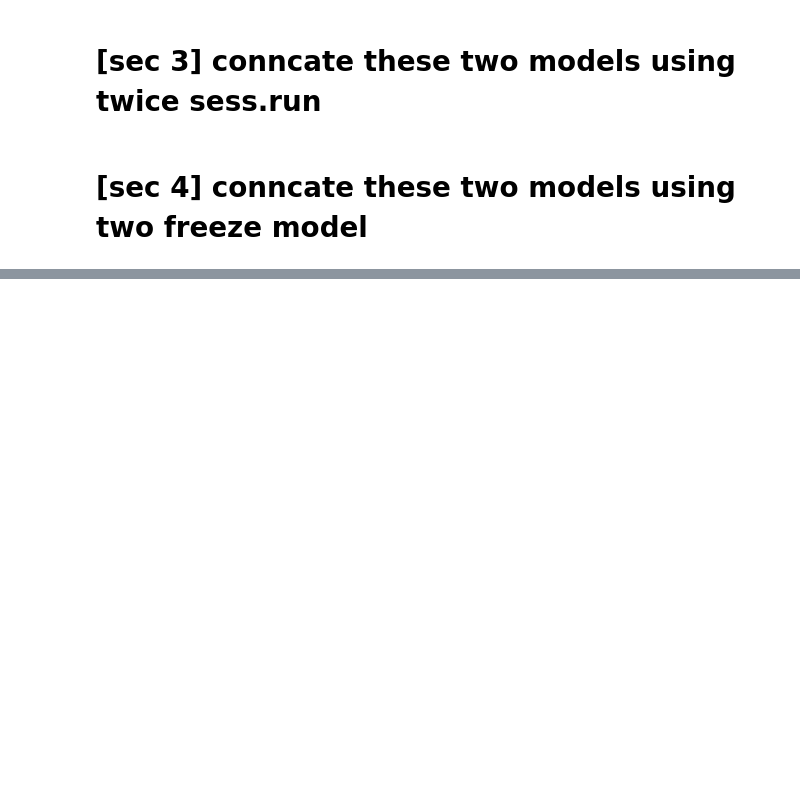
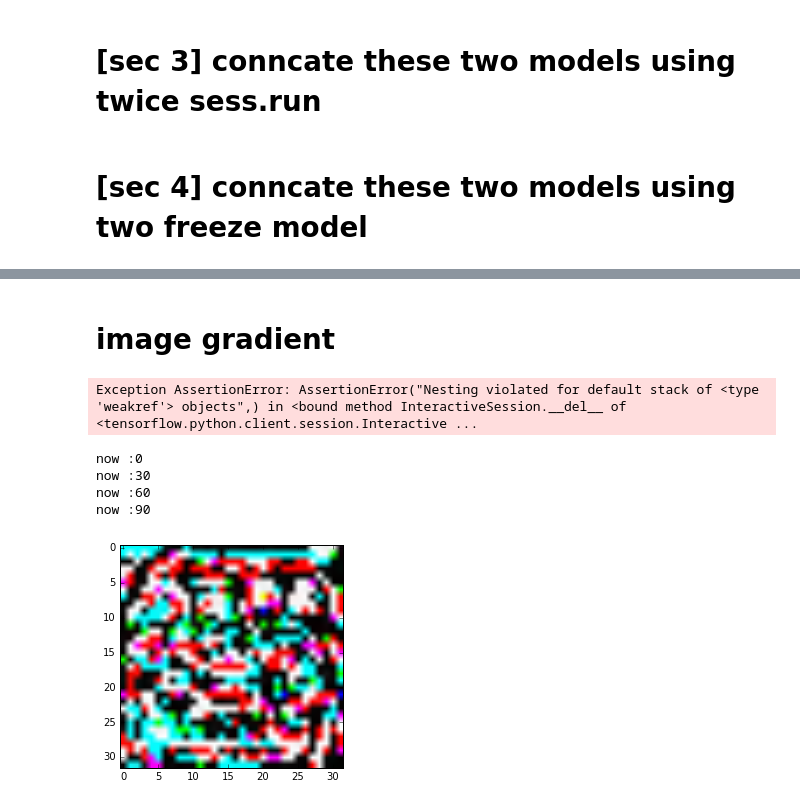
Before and after one commit to penolove/whimh2.0, a Jupyter notebook: Pretensor_whimh.ipynb, the cells around one changed output, grey strips where cells are left out. Drawn from its saved outputs; the diff is of its cells as text; code cells hidden in the pictures; blank space fills up the shorter version.

```diff
--- a/Pretensor_whimh.ipynb
+++ b/Pretensor_whimh.ipynb
@@ -185,7 +185,7 @@ test_writer = tf.train.SummaryWriter('/tmp/loser3/test',sess.graph)
 sess.run(tf.initialize_all_variables())
 # %%
 k=0
-for i in range(100):
+for i in range(500):
   arr=np.arange(len(data['X_train']))
   np.random.shuffle(arr)
   idx = arr[:60]
@@ -334,0 +348,51 @@ sess.close()
+# %% [markdown]
+# image gradient
+# %%
+import tensorflow as tf
+import matplotlib.pyplot as plt
+import numpy as np
+import matplotlib.pyplot as plt
+%matplotlib inline
+
+sess = tf.InteractiveSession()
+
+def weight_variable(shape):
+  initial = tf.zeros(shape)
+  return tf.Variable(initial)
+# %%
+with open("pretensorWhimh.pb", mode='rb') as f:
+  fileContent = f.read()
+
+gdef_1 = tf.GraphDef()
+gdef_1.ParseFromString(fileContent)
+
+with open("vggface16.tfmodel", mode='rb') as f:
+  fileContent = f.read()
+gdef_2 = tf.GraphDef()
+gdef_2.ParseFromString(fileContent)
+# %%
+with tf.Graph().as_default() as g_combined:
+  input_Image = weight_variable([1,32,32, 3])
+  x_tf_1=tf.image.resize_images(input_Image,224,224)
+  feature_x=tf.import_graph_def(gdef_2, input_map={ "images": x_tf_1 },return_elements=["pool5:0"])
+  y_tf = tf.placeholder(tf.int32, shape=[1,],name="turth_y_mh")
+  y_tf_2=tf.one_hot(y_tf,3)
+
+  y_conv=tf.import_graph_def(gdef_1, input_map={ "feature_x:0": feature_x[0]},return_elements=["fintune_whimh/finetune_layer_1/predictions_softmax:0"])
+  cross_entropy = tf.reduce_mean(-tf.reduce_sum(y_tf_2 * tf.log(y_conv), reduction_indices=[1]))+tf.nn.l2_loss(input_Image)*1e-3
+  train_step = tf.train.AdamOptimizer(1e-2).minimize(cross_entropy)
+  with tf.Session() as sess:
+    sess.run(tf.initialize_all_variables())
+    for i in range(1000):
+       sess.run(train_step,feed_dict={y_tf:[0]})
+       if i % 30==0:
+            print "now :" + str(i)
+            x=sess.run(input_Image)
+            plt.imshow(x[0].astype('uint8'))
+# %% [output]
+Exception AssertionError: AssertionError("Nesting violated for default stack of <type 'weakref'> objects",) in <bound method InteractiveSession.__del__ of <tensorflow.python.client.session.Interactive ...
+now :0
+now :30
+now :60
+now :90
+[figure, added]
```
Also changed, not shown: parts of 6 cells of this notebook.
